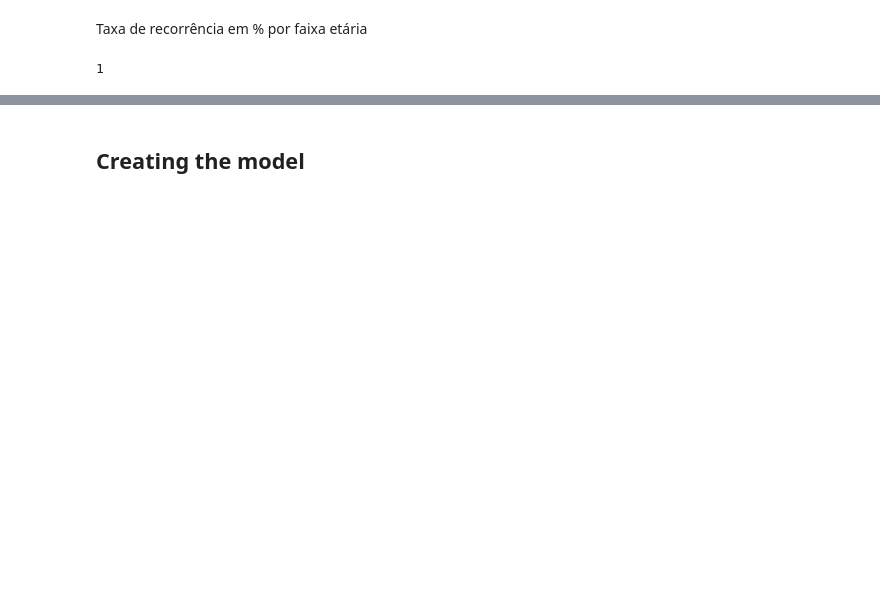
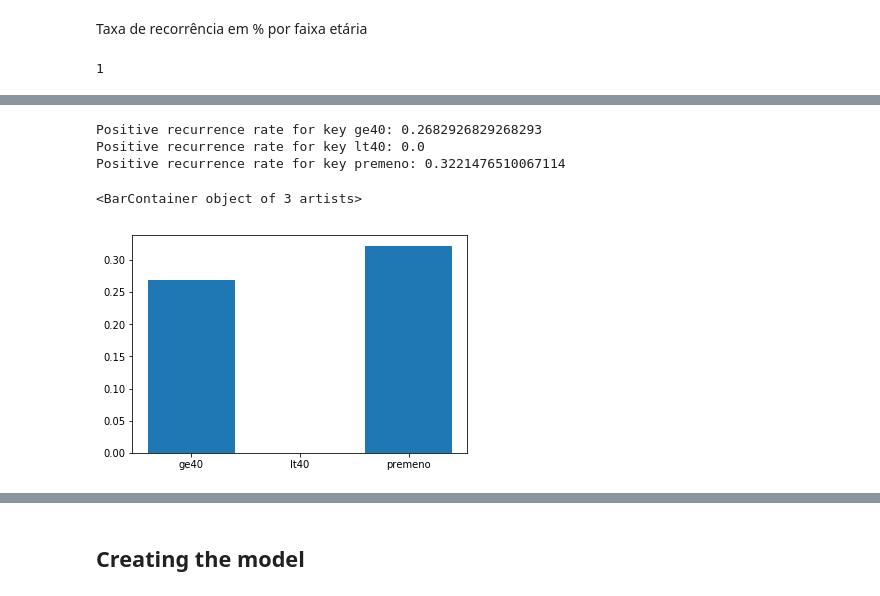
Before and after one commit to LRAbbade/trabalho_NN, a Jupyter notebook: tests.ipynb, the cells around one changed output, grey strips where cells are left out. Drawn from its saved outputs; the diff is of its cells as text; code cells hidden in the pictures; blank space fills up the shorter version.

```diff
--- a/tests.ipynb
+++ b/tests.ipynb
@@ -241,0 +265,9 @@ len(original_df[original_df['age'] == '20-29'])
+# %%
+rec_per_menp = percent_per_category(original_df, 'menopause', 'y', menp)
+plt.bar(x=rec_per_menp.keys(), height=rec_per_menp.values())
+# %% [output]
+Positive recurrence rate for key ge40: 0.2682926829268293
+Positive recurrence rate for key lt40: 0.0
+Positive recurrence rate for key premeno: 0.3221476510067114
+<BarContainer object of 3 artists>
+[figure, added]
```
Also changed, not shown: parts of 44 cells of this notebook.
